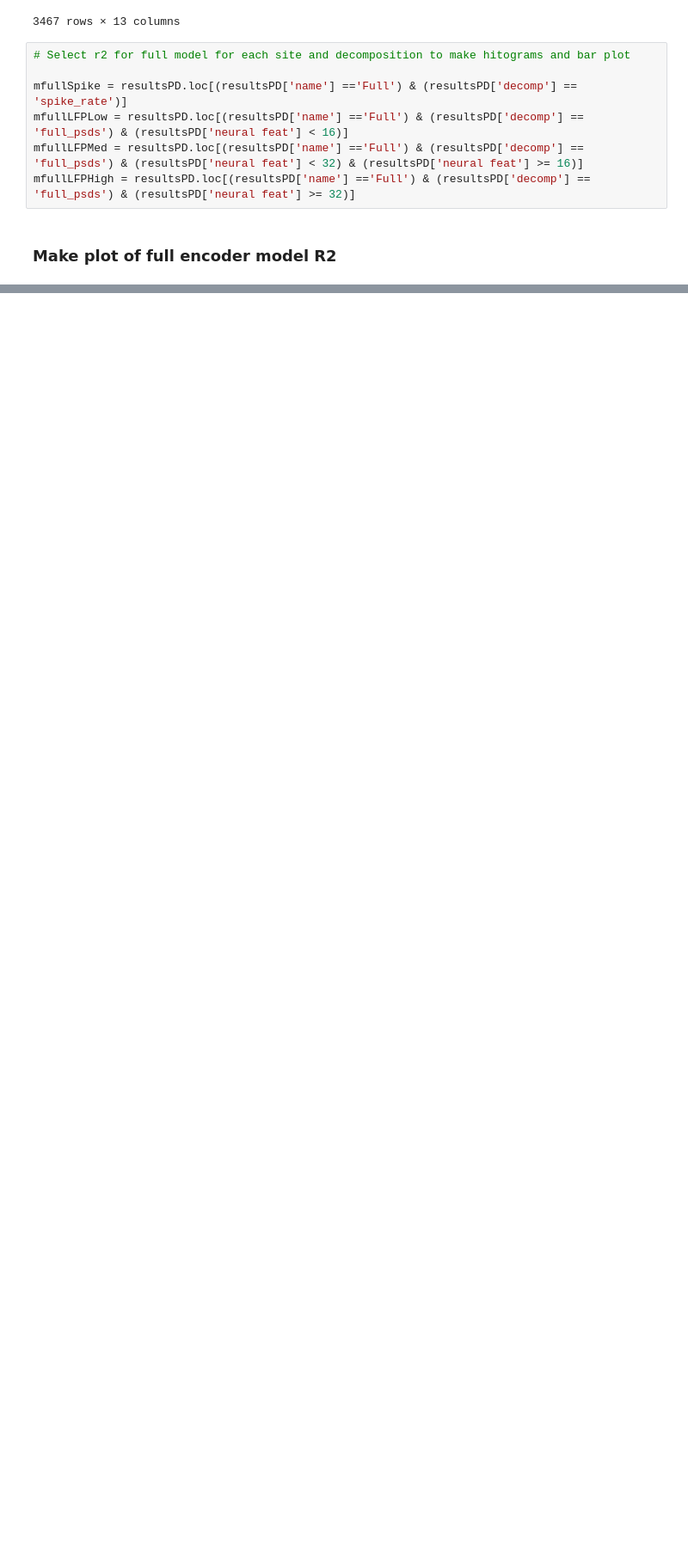
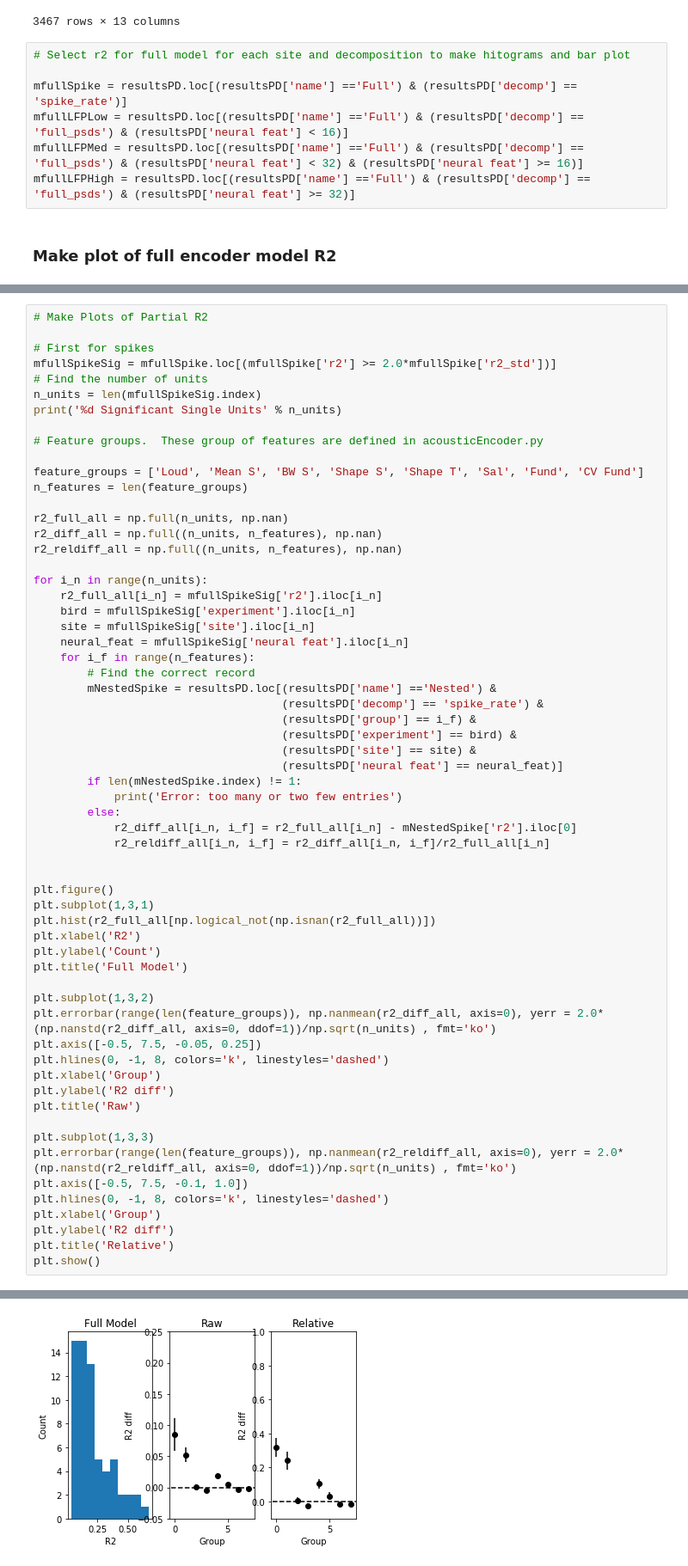
Before and after one commit to theunissenlab/zeebeez3, a Jupyter notebook: notebooks/new_figure5.ipynb, the cells around one changed output, grey strips where cells are left out. Shown at 86% size. Saved outputs shown, nothing was run; the diff lists cells and outputs as text; blank space fills up the shorter version.

```diff
--- a/notebooks/new_figure5.ipynb
+++ b/notebooks/new_figure5.ipynb
@@ -102,0 +88,62 @@ Name: r2, Length: 78, dtype: float64
+# %%
+# Make Plots of Partial R2
+
+# First for spikes
+mfullSpikeSig = mfullSpike.loc[(mfullSpike['r2'] >= 2.0*mfullSpike['r2_std'])]
+# Find the number of units
+n_units = len(mfullSpikeSig.index)
+print('%d Significant Single Units' % n_units)
+
+# Feature groups.  These group of features are defined in acousticEncoder.py
+
+feature_groups = ['Loud', 'Mean S', 'BW S', 'Shape S', 'Shape T', 'Sal', 'Fund', 'CV Fund']
+n_features = len(feature_groups)
+
+r2_full_all = np.full(n_units, np.nan)
+r2_diff_all = np.full((n_units, n_features), np.nan)
+r2_reldiff_all = np.full((n_units, n_features), np.nan)
+
+for i_n in range(n_units):
+    r2_full_all[i_n] = mfullSpikeSig['r2'].iloc[i_n]
+    bird = mfullSpikeSig['experiment'].iloc[i_n]
+    site = mfullSpikeSig['site'].iloc[i_n]
+    neural_feat = mfullSpikeSig['neural feat'].iloc[i_n]
+    for i_f in range(n_features):
+        # Find the correct record
+        mNestedSpike = resultsPD.loc[(resultsPD['name'] =='Nested') &
+                                     (resultsPD['decomp'] == 'spike_rate') &
+                                     (resultsPD['group'] == i_f) &
+                                     (resultsPD['experiment'] == bird) &
+                                     (resultsPD['site'] == site) &
+                                     (resultsPD['neural feat'] == neural_feat)]
+        if len(mNestedSpike.index) != 1:
+            print('Error: too many or two few entries')
+        else:
+            r2_diff_all[i_n, i_f] = r2_full_all[i_n] - mNestedSpike['r2'].iloc[0]
+            r2_reldiff_all[i_n, i_f] = r2_diff_all[i_n, i_f]/r2_full_all[i_n]
+
+
+plt.figure()
+plt.subplot(1,3,1)
+plt.hist(r2_full_all[np.logical_not(np.isnan(r2_full_all))])
+plt.xlabel('R2')
+plt.ylabel('Count')
+plt.title('Full Model')
+
+plt.subplot(1,3,2)
+plt.errorbar(range(len(feature_groups)), np.nanmean(r2_diff_all, axis=0), yerr = 2.0*(np.nanstd(r2_diff_all, axis=0, ddof=1))/np.sqrt(n_units) , fmt='ko')
+plt.axis([-0.5, 7.5, -0.05, 0.25])
+plt.hlines(0, -1, 8, colors='k', linestyles='dashed')
+plt.xlabel('Group')
+plt.ylabel('R2 diff')
+plt.title('Raw')
+
+plt.subplot(1,3,3)
+plt.errorbar(range(len(feature_groups)), np.nanmean(r2_reldiff_all, axis=0), yerr = 2.0*(np.nanstd(r2_reldiff_all, axis=0, ddof=1))/np.sqrt(n_units) , fmt='ko')
+plt.axis([-0.5, 7.5, -0.1, 1.0])
+plt.hlines(0, -1, 8, colors='k', linestyles='dashed')
+plt.xlabel('Group')
+plt.ylabel('R2 diff')
+plt.title('Relative')
+plt.show()
+# %% [output]
@@ -102,0 +151 @@ Name: r2, Length: 78, dtype: float64
+[figure, added]
```
Also changed, not shown: parts of 7 cells of this notebook.
